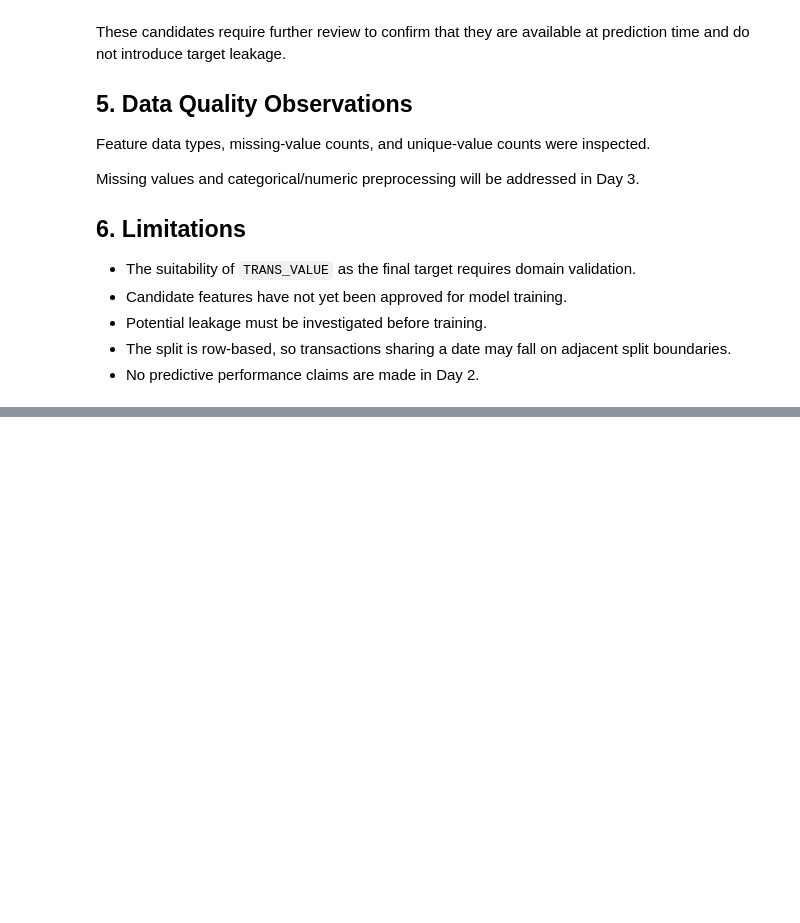
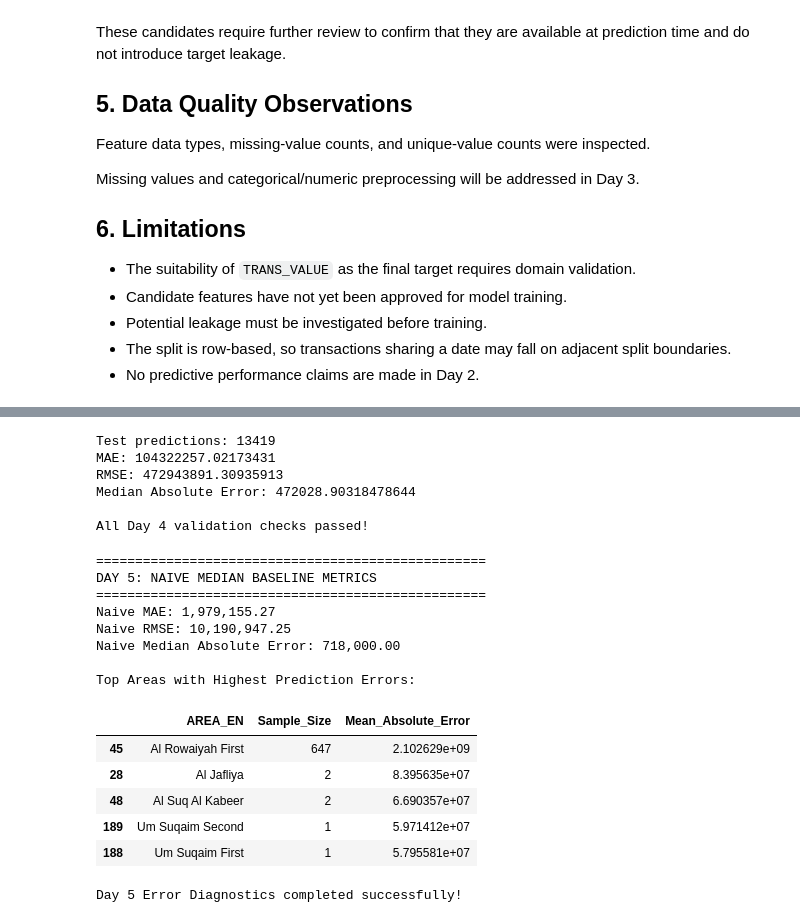
Before and after one commit to Ashish4922/DubaiEstate-AI-360, a Jupyter notebook: AI-ML/AI-ML/notebook/01_transaction_value_model.ipynb, the cells around one changed output, grey strips where cells are left out. Saved outputs shown, nothing was run; the diff lists cells and outputs as text; code cells hidden in the pictures; blank space fills up the shorter version.

Commit message:
Day 4 & Day 5: Baseline Regression & Error Diagnostics | Intern: Nitesh Kumar Barnwal

```diff
--- a/AI-ML/AI-ML/notebook/01_transaction_value_model.ipynb
+++ b/AI-ML/AI-ML/notebook/01_transaction_value_model.ipynb
@@ -2565,0 +3036,78 @@ Missing values and categorical/numeric preprocessing will be addressed in Day 3.
+# %%
+# DAY 4: MODEL VALIDATION
+
+assert len(y_test) == len(day4_predictions)
+
+assert np.isfinite(day4_predictions).all()
+
+assert np.isfinite(day4_results[
+    ["MAE", "RMSE", "Median Absolute Error", "R2 Score"]
+].to_numpy()).all()
+
+print("Test predictions:", len(day4_predictions))
+print("MAE:", day4_results.loc[1, "MAE"])
+print("RMSE:", day4_results.loc[1, "RMSE"])
+print("Median Absolute Error:", day4_results.loc[1, "Median Absolute Error"])
+
+print("\nAll Day 4 validation checks passed!")
+# %% [output]
+Test predictions: 13419
+MAE: 104322257.02173431
+RMSE: 472943891.30935913
+Median Absolute Error: 472028.90318478644
+
+All Day 4 validation checks passed!
+# %%
+# Day 5: Model Error Diagnostics & Naive Baseline Comparison
+import numpy as np
+import pandas as pd
+from sklearn.metrics import mean_absolute_error, mean_squared_error, median_absolute_error
+
+# 1. Calculate Naive Baseline (Median prediction benchmark)
+naive_median_pred = np.full_like(y_test, fill_value=np.median(y_train))
+
+naive_mae = mean_absolute_error(y_test, naive_median_pred)
+naive_rmse = np.sqrt(mean_squared_error(y_test, naive_median_pred))
+naive_med_ae = median_absolute_error(y_test, naive_median_pred)
+
+print("=" * 50)
+print("DAY 5: NAIVE MEDIAN BASELINE METRICS")
+print("=" * 50)
+print(f"Naive MAE: {naive_mae:,.2f}")
+print(f"Naive RMSE: {naive_rmse:,.2f}")
+print(f"Naive Median Absolute Error: {naive_med_ae:,.2f}\n")
+
+# 2. Error Diagnostics by Area or Property Segment
+diagnostics_df = X_test.copy() if hasattr(X_test, 'copy') else pd.DataFrame(X_test)
+diagnostics_df['TRUE_VALUE'] = y_test.values if hasattr(y_test, 'values') else y_test
+diagnostics_df['PRED_VALUE'] = day4_predictions
+diagnostics_df['ERROR'] = diagnostics_df['TRUE_VALUE'] - diagnostics_df['PRED_VALUE']
+diagnostics_df['ABS_ERROR'] = np.abs(diagnostics_df['ERROR'])
+
+# Group by Area if available to identify highest prediction errors
+if 'AREA_EN' in diagnostics_df.columns:
+    area_diagnostics = diagnostics_df.groupby('AREA_EN').agg(
+        Sample_Size=('ABS_ERROR', 'count'),
+        Mean_Absolute_Error=('ABS_ERROR', 'mean')
+    ).reset_index().sort_values(by='Mean_Absolute_Error', ascending=False)
+
+    print("Top Areas with Highest Prediction Errors:")
+    display(area_diagnostics.head())
+
+print("\nDay 5 Error Diagnostics completed successfully!")
+# %% [output]
+==================================================
+DAY 5: NAIVE MEDIAN BASELINE METRICS
+==================================================
+Naive MAE: 1,979,155.27
+Naive RMSE: 10,190,947.25
+Naive Median Absolute Error: 718,000.00
+
+Top Areas with Highest Prediction Errors:
+|  | AREA_EN | Sample_Size | Mean_Absolute_Error |
+| 45 | Al Rowaiyah First | 647 | 2.102629e+09 |
+| 28 | Al Jafliya | 2 | 8.395635e+07 |
+| 48 | Al Suq Al Kabeer | 2 | 6.690357e+07 |
+| 189 | Um Suqaim Second | 1 | 5.971412e+07 |
+| 188 | Um Suqaim First | 1 | 5.795581e+07 |
+Day 5 Error Diagnostics completed successfully!
```
Also changed, not shown: parts of 8 cells of this notebook.
